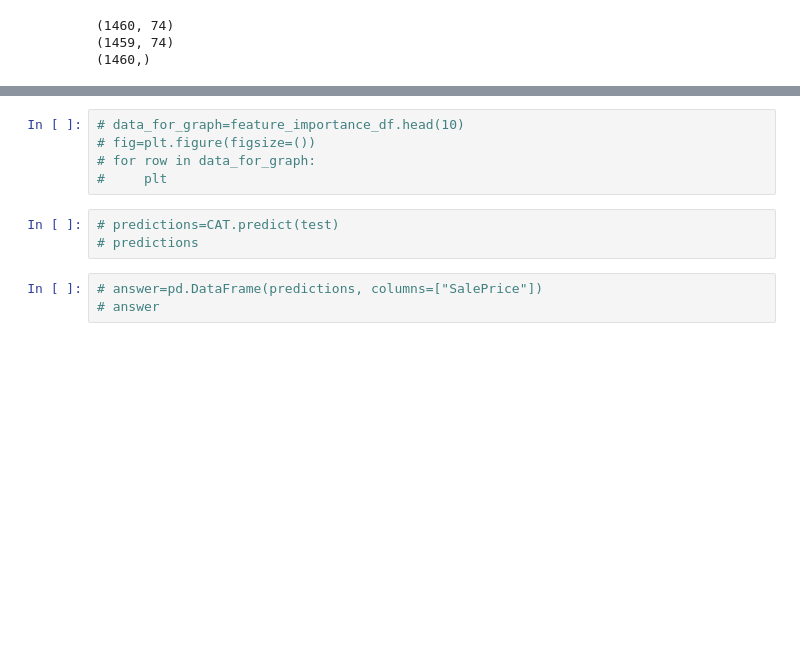
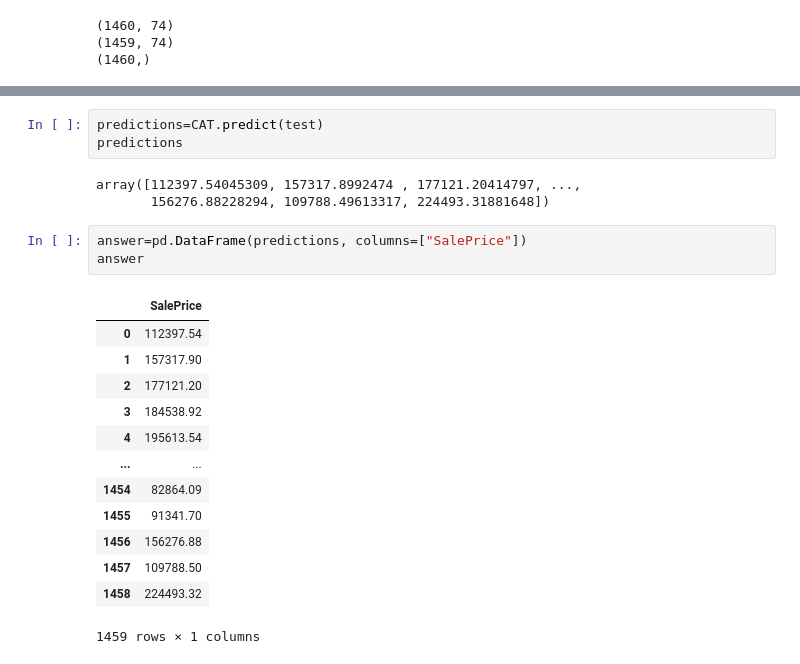
Before and after one commit to zmeydubinych/kaggle, a Jupyter notebook: House_prices_advanced.ipynb, the cells around one changed output, grey strips where cells are left out. Cells and saved outputs as stored; diff of their text form; blank space fills up the shorter version.

```diff
--- a/House_prices_advanced.ipynb
+++ b/House_prices_advanced.ipynb
@@ -427,12 +442,24 @@ print(data_list)
-# %%
-# data_for_graph=feature_importance_df.head(10)
-# fig=plt.figure(figsize=())
-# for row in data_for_graph:
-#     plt
 # %%
-# predictions=CAT.predict(test)
-# predictions
+predictions=CAT.predict(test)
+predictions
+# %% [output]
+array([112397.54045309, 157317.8992474 , 177121.20414797, ...,
+       156276.88228294, 109788.49613317, 224493.31881648])
 # %%
-# answer=pd.DataFrame(predictions, columns=["SalePrice"])
-# answer
+answer=pd.DataFrame(predictions, columns=["SalePrice"])
+answer
+# %% [output]
+|  | SalePrice |
+| 0 | 112397.54 |
+| 1 | 157317.90 |
+| 2 | 177121.20 |
+| 3 | 184538.92 |
+| 4 | 195613.54 |
+| ... | ... |
+| 1454 | 82864.09 |
+| 1455 | 91341.70 |
+| 1456 | 156276.88 |
+| 1457 | 109788.50 |
+| 1458 | 224493.32 |
+1459 rows × 1 columns
 # %%
```
Also changed, not shown: parts of 13 cells of this notebook.
